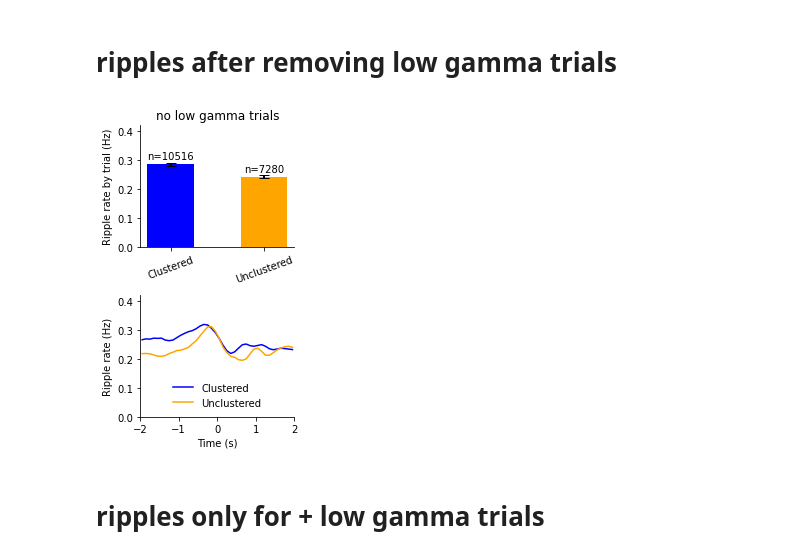
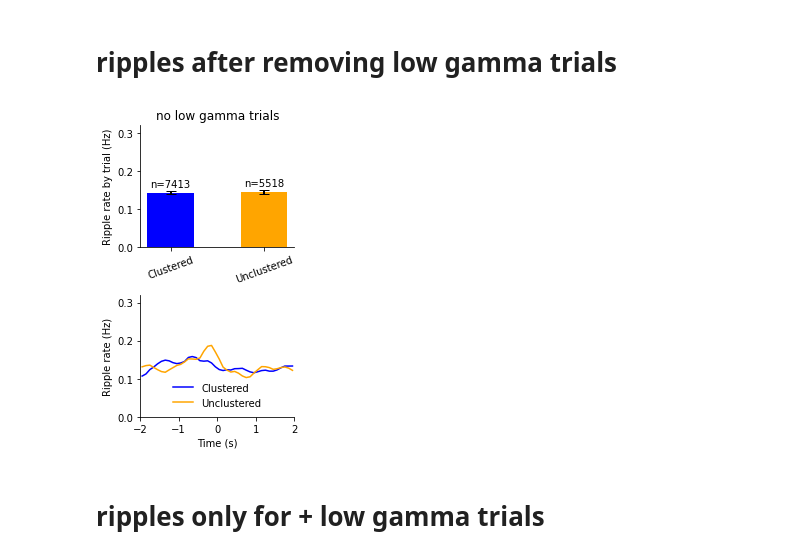
Before and after one commit to jjsakon/SWRrefactored, a Jupyter notebook: code/rippleVsGammaByElectrode.ipynb, the cells around one changed output. Drawn from its saved outputs; the diff is of its cells as text; code cells hidden in the pictures.

```diff
--- a/code/rippleVsGammaByElectrode.ipynb
+++ b/code/rippleVsGammaByElectrode.ipynb
@@ -60,8 +47,8 @@ task = 'catFR1' # 'catFR1'
 savePath = f'{base}/figures/'
 
 # 1 for encoding, 0 for recall
-encoding_mode_arr = [0,1] #[0,1]
-freq_range_str_arr = [[2,4],[7,9],[33.5,75],[80,120]] #[[33.5,75],[80,120]] #,[2,4],[7,9]] # [80,178]
+encoding_mode_arr = [0] #,1] #[0,1]
+freq_range_str_arr = [[2,4]] #,[7,9],[33.5,75],[80,120]] #[[33.5,75],[80,120]] #,[2,4],[7,9]] # [80,178]
 # these were selecetd to avoid 60 and 120 Hz using np.logspace(np.log10(30),np.log10(75),10)
 
 fs = 500 # sampling rate for raw data and ripples from createEventsForDF.py
@@ -177,7 +160,7 @@ array(['R1015J', 'R1026D', 'R1028M', 'R1045E', 'R1066P', 'R1067P',
        'R1655S', 'R1658S', 'R1659A', 'R1666S', 'R1668S', 'R1672T',
        'R1674A', 'R1678T', 'R1680T', 'R1683A'], dtype='<U6')
 # %%
-gamma_sd_thresh = 1.5
+gamma_sd_thresh = 11.5
 remove_first_recalls = 0 # if looking at recall might want to remove first recall of each list
 
 # select a patient?
@@ -718,7 +720,7 @@ import matplotlib.gridspec as gridspec
 bin_size = 100  # in ms
 smoothing_triangle = 5  # triangular smoothing window width
 
-bar_ylimits = (0, 0.42)
+bar_ylimits = (0, 0.32)
 
 if remove_low_freq == 1:
     trial_select = ~z_low_gamma_trials
@@ -798,34 +800,34 @@ for bar, n in zip(bars, n_trials):
 # Calculate PSTH for each group
 ripple_PSTH_clustered, bin_centers = fullPSTH(start_array[trial_select & clust_clustered], bin_size, smoothing_triangle, fs, ripple_start_offset)
 ripple_PSTH_unclustered, _ = fullPSTH(start_array[trial_select & clust_unclustered], bin_size, smoothing_triangle, fs, ripple_start_offset)
 ripple_PSTH_not_recalled, _ = fullPSTH(start_array[trial_select & clust_not_recalled], bin_size, smoothing_triangle, fs, ripple_start_offset)
 
 # Plot the PSTH for each group
 ax_psth = fig.add_subplot(gs[1, :])
 ax_psth.plot(bin_centers / 1000, ripple_PSTH_clustered, label='Clustered', color=palette['Clustered'])
 ax_psth.plot(bin_centers / 1000, ripple_PSTH_unclustered, label='Unclustered', color=palette['Unclustered'])
 if encoding_mode == 1:
     ax_psth.plot(bin_centers / 1000, ripple_PSTH_not_recalled, label='Not Recalled', color=palette['Not Recalled'])
     ax_psth.axvline(x=0.0, color='black', linestyle='--')
     ax_psth.axvline(x=1.6, color='black', linestyle='--')
     ax_psth.set_xlim(-0.25, 2.05)
 elif encoding_mode == 0:
     ax_psth.set_xlim(-2.0, 2.0)
 ax_psth.set_xlabel('Time (s)')
 ax_psth.set_ylim(0,bar_ylimits[1])
 ax_psth.set_ylabel('Ripple rate (Hz)')
 ax_psth.spines['right'].set_visible(False)
 ax_psth.spines['top'].set_visible(False)
 
 # Add legend to the bottom plot
 ax_psth.legend(loc='lower center', frameon=False)
 
 # Adjust layout
 plt.tight_layout()
 plt.show()
 a=1;
 # %% [output]
-[figure, old version]
+[figure, new version]
 # %% [markdown]
 # ripples only for + low gamma trials
 # %%
```
Also changed, not shown: parts of 18 cells of this notebook, 2 other files.
